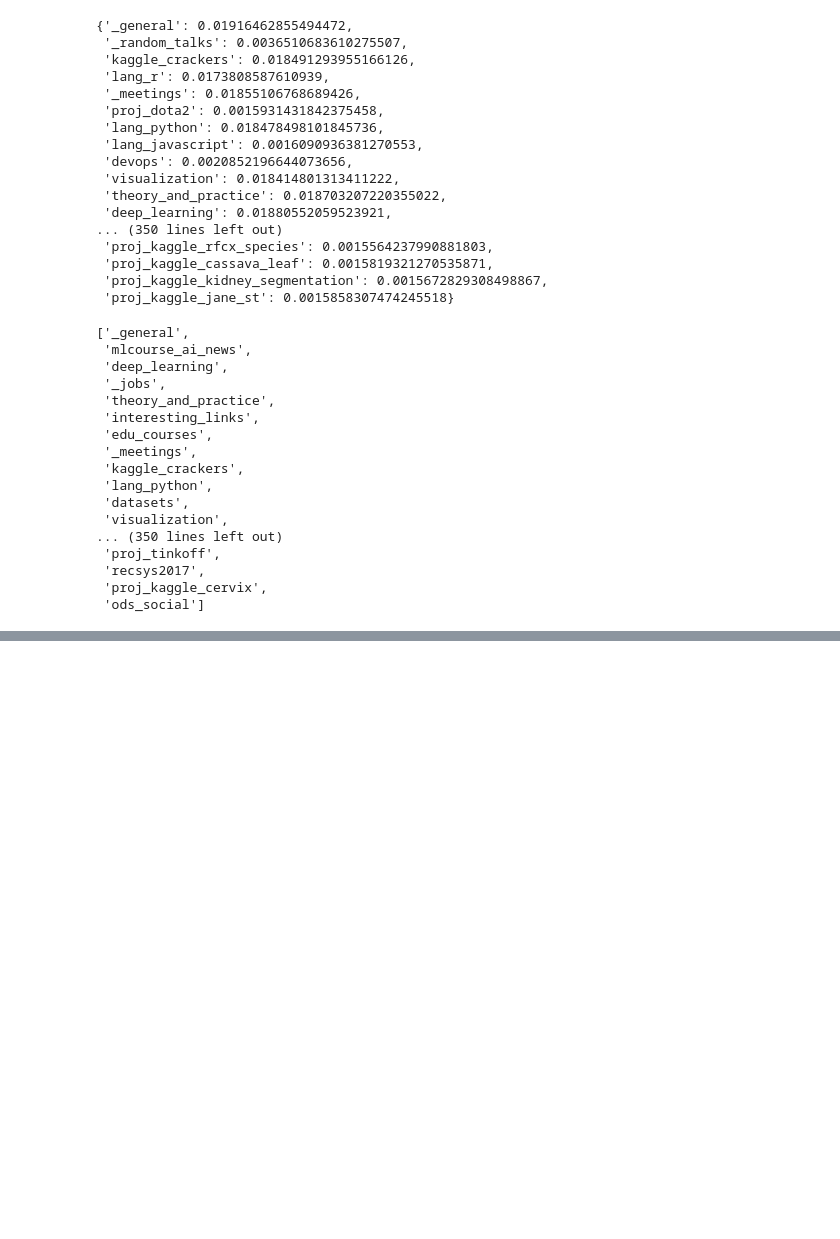
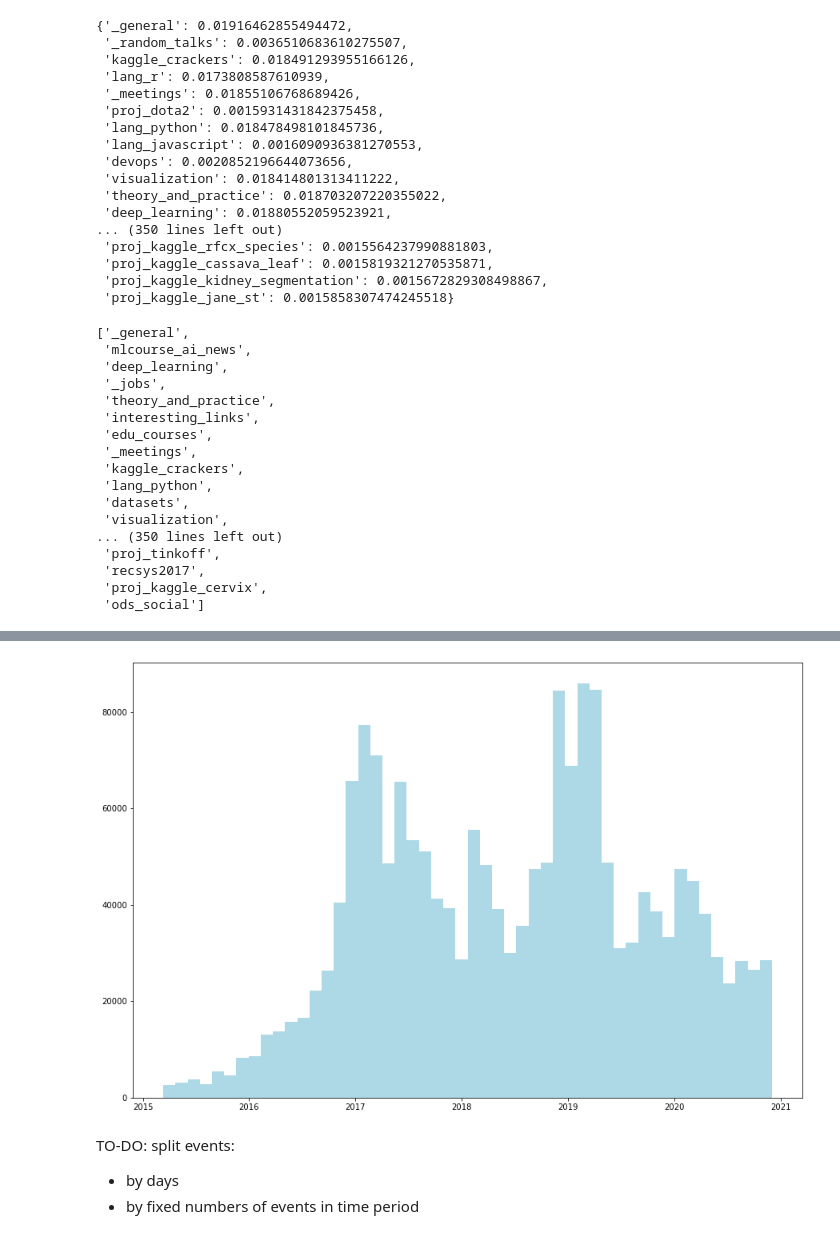
Before and after one commit to KonstantinKlepikov/infection-temporal-graph, a Jupyter notebook: data_parsing.ipynb, the cells around one changed output, grey strips where cells are left out. Drawn from its saved outputs; the diff is of its cells as text; code cells hidden in the pictures; blank space fills up the shorter version.

```diff
--- a/data_parsing.ipynb
+++ b/data_parsing.ipynb
@@ -257,0 +374,14 @@ s
+# %%
+locator = mdates.AutoDateLocator()
+fig, ax = plt.subplots(1,1,figsize=(15,10))
+ax.hist(mpl_dt, bins=50, color='lightblue')
+ax.xaxis.set_major_locator(locator)
+ax.xaxis.set_major_formatter(mdates.AutoDateFormatter(locator))
+plt.show()
+# %% [output]
+[figure, added]
+# %% [markdown]
+TO-DO: split events:
+
+- by days
+- by fixed numbers of events in time period
```
Also changed, not shown: parts of 28 cells of this notebook.
